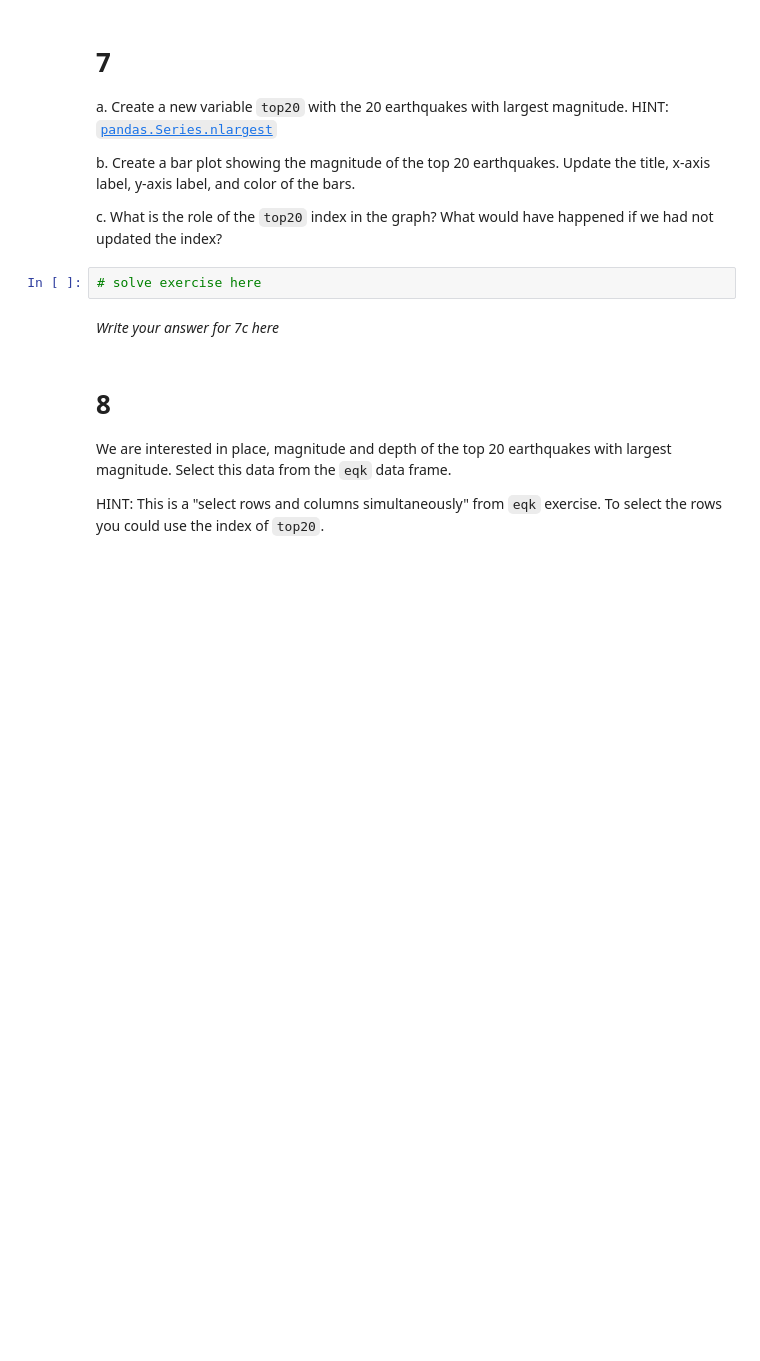
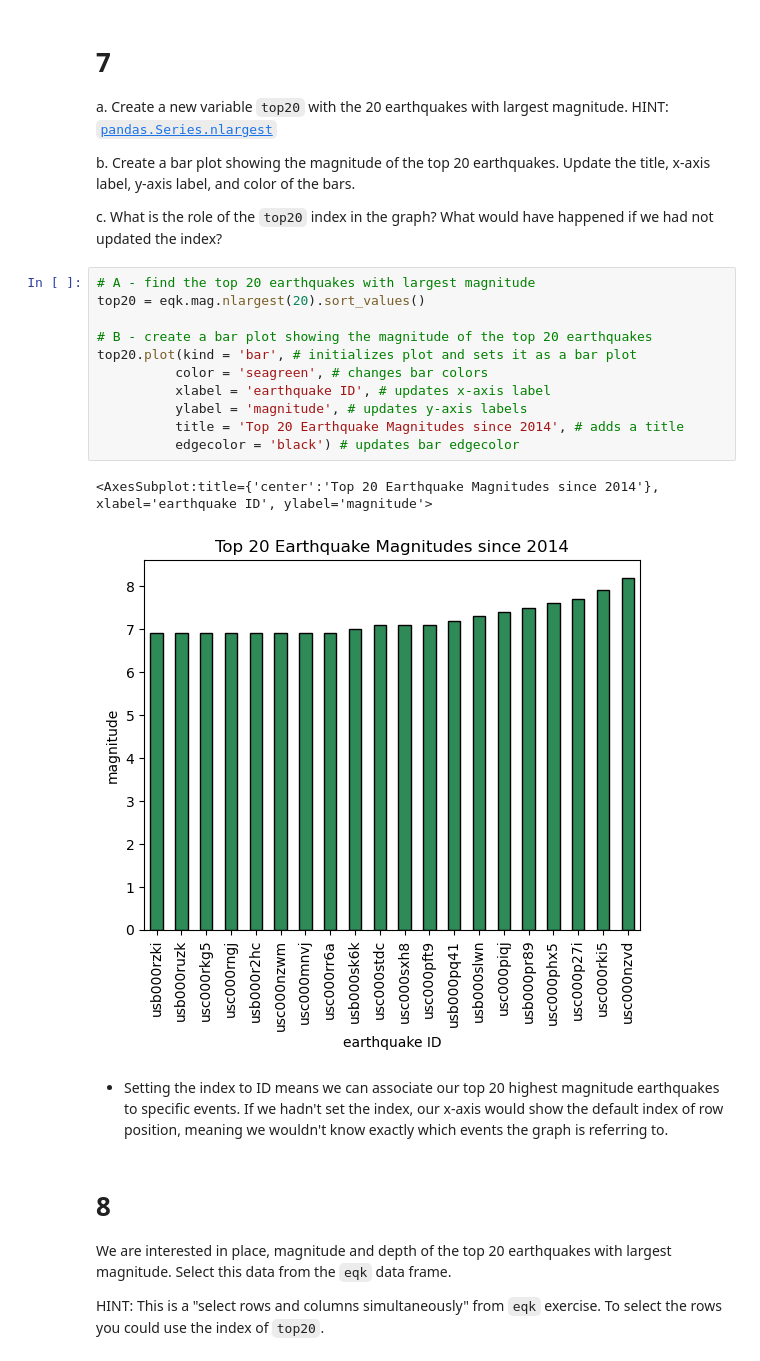
Before and after one commit to charliecurtin1/eds220-hwk-1, a Jupyter notebook: hwk1-task4.ipynb, the cells around one changed output. Drawn from its saved outputs; the diff is of its cells as text; blank space fills up the shorter version.

```diff
--- a/hwk1-task4.ipynb
+++ b/hwk1-task4.ipynb
@@ -141,10 +148,22 @@ a. Create a new variable `top20` with the 20 earthquakes with largest magnitude.
 b. Create a bar plot showing the magnitude of the top 20 earthquakes. Update the title, x-axis label, y-axis label, and color of the bars.
 
 c. What is the role of the `top20` index in the graph? What would have happened if we had not updated the index?
-# %%
-# solve exercise here
-# %% [markdown]
-*Write your answer for 7c here*
+# %%
+# A - find the top 20 earthquakes with largest magnitude
+top20 = eqk.mag.nlargest(20).sort_values()
+
+# B - create a bar plot showing the magnitude of the top 20 earthquakes
+top20.plot(kind = 'bar', # initializes plot and sets it as a bar plot
+          color = 'seagreen', # changes bar colors
+          xlabel = 'earthquake ID', # updates x-axis label
+          ylabel = 'magnitude', # updates y-axis labels
+          title = 'Top 20 Earthquake Magnitudes since 2014', # adds a title
+          edgecolor = 'black') # updates bar edgecolor
+# %% [output]
+<AxesSubplot:title={'center':'Top 20 Earthquake Magnitudes since 2014'}, xlabel='earthquake ID', ylabel='magnitude'>
+[figure, added]
+# %% [markdown]
+- Setting the index to ID means we can associate our top 20 highest magnitude earthquakes to specific events. If we hadn't set the index, our x-axis would show the default index of row position, meaning we wouldn't know exactly which events the graph is referring to.
 # %% [markdown]
 # 8
 We are interested in place, magnitude and depth of the top 20 earthquakes with largest magnitude. Select this data from the `eqk` data frame.
```
Also changed, not shown: parts of 2 cells of this notebook.
